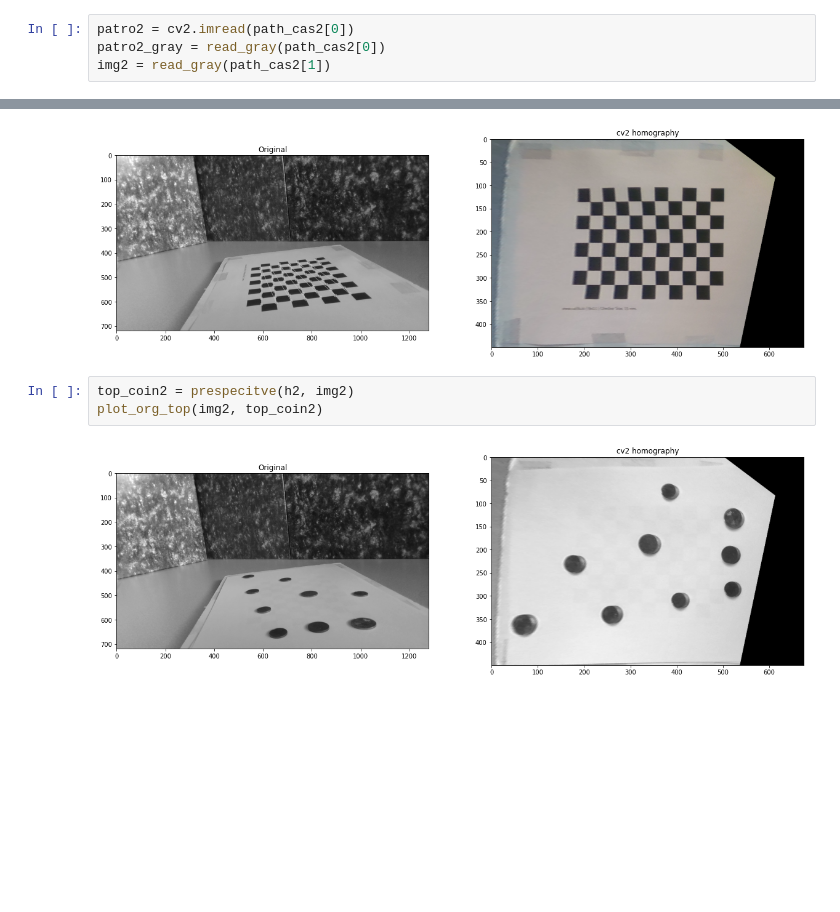
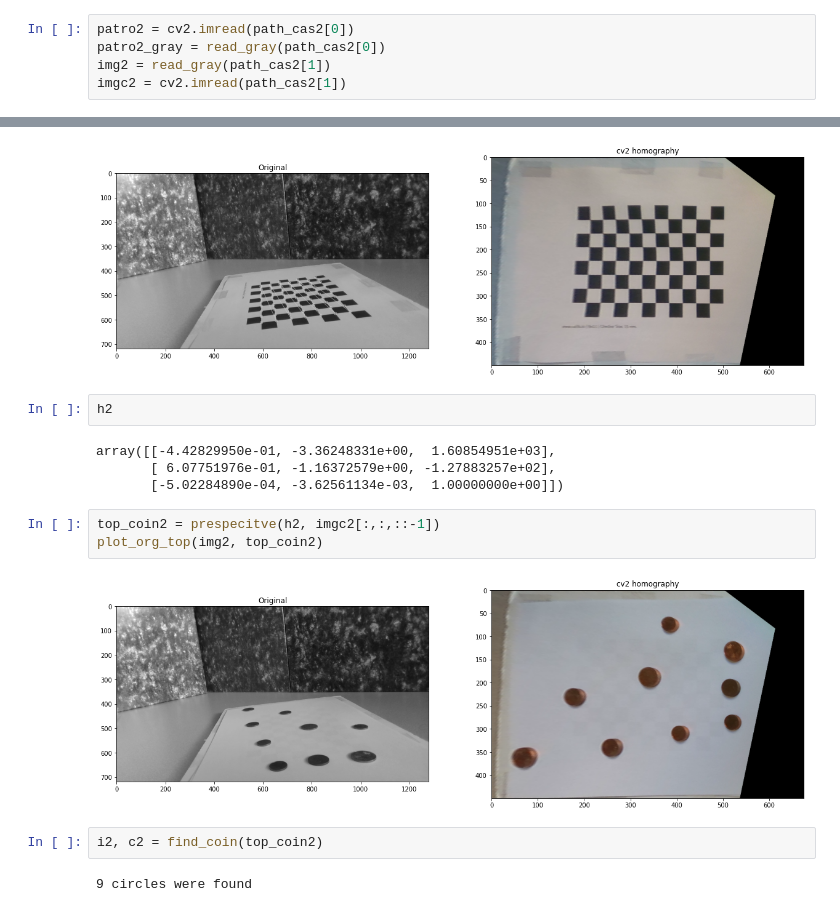
Before and after one commit to Stebf-22/CV---Notebooks, a Jupyter notebook: Practica 03/practica03.ipynb, the cells around one changed output, grey strips where cells are left out. Saved outputs shown, nothing was run; the diff lists cells and outputs as text; blank space fills up the shorter version.

```diff
--- a/Practica 03/practica03.ipynb
+++ b/Practica 03/practica03.ipynb
@@ -90,6 +149,7 @@ plot_org_top(img1, top_coin1)
 patro2 = cv2.imread(path_cas2[0])
 patro2_gray = read_gray(path_cas2[0])
 img2 = read_gray(path_cas2[1])
+imgc2 = cv2.imread(path_cas2[1])
 # %%
 corners2, im2 = find_chess_board(patro2_gray, (10,7))
 plt.figure(figsize = (10,10))
@@ -103,8 +163,18 @@ top2 = prespecitve(h2, patro2)
 plot_org_top(patro2_gray, top2)
 # %% [output]
 [figure]
+# %%
+h2
+# %% [output]
+array([[-4.42829950e-01, -3.36248331e+00,  1.60854951e+03],
+       [ 6.07751976e-01, -1.16372579e+00, -1.27883257e+02],
+       [-5.02284890e-04, -3.62561134e-03,  1.00000000e+00]])
 # %%
-top_coin2 = prespecitve(h2, img2)
+top_coin2 = prespecitve(h2, imgc2[:,:,::-1])
 plot_org_top(img2, top_coin2)
 # %% [output]
-[figure, old version]
+[figure, new version]
+# %%
+i2, c2 = find_coin(top_coin2)
+# %% [output]
+9 circles were found
```
Also changed, not shown: parts of 26 cells of this notebook, 1 other file.
